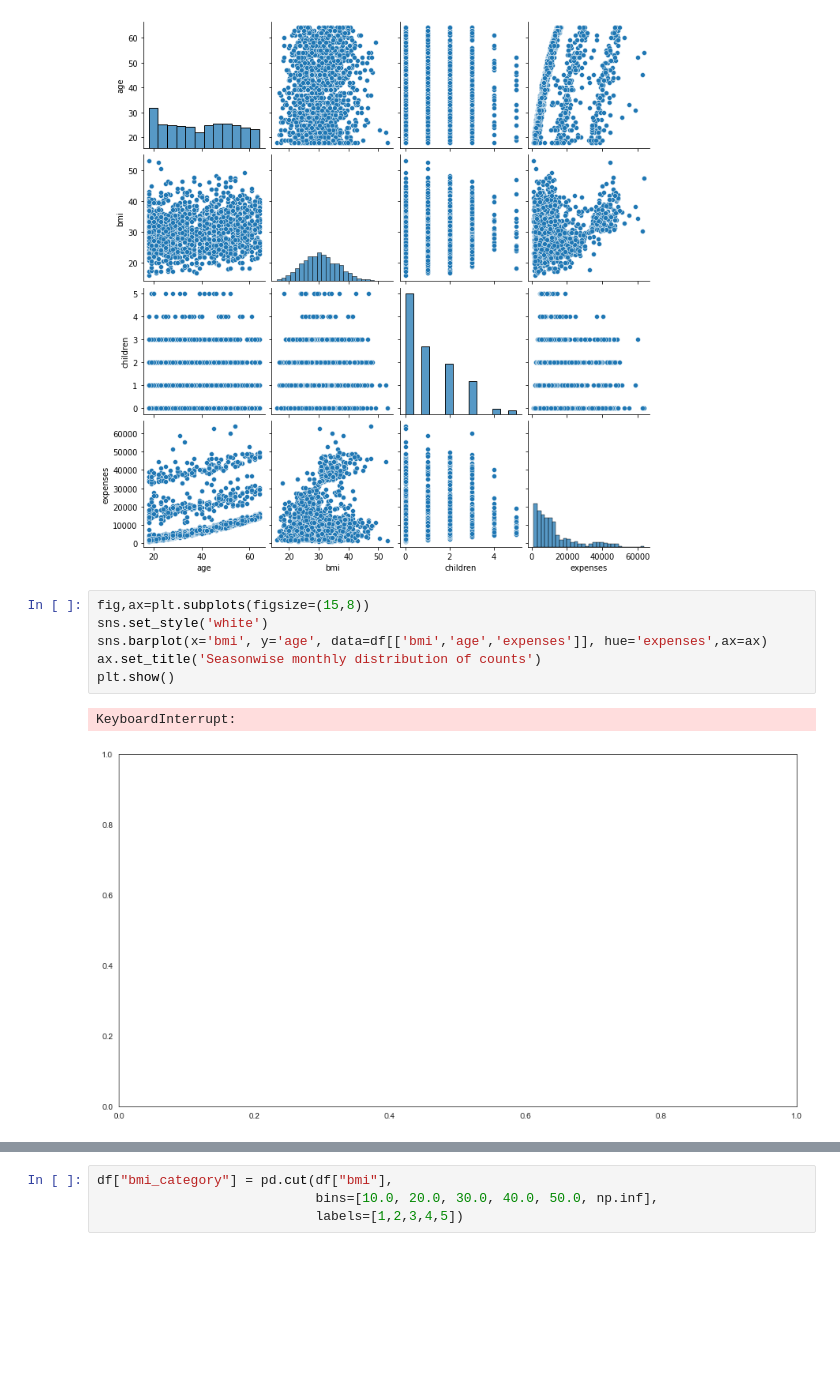
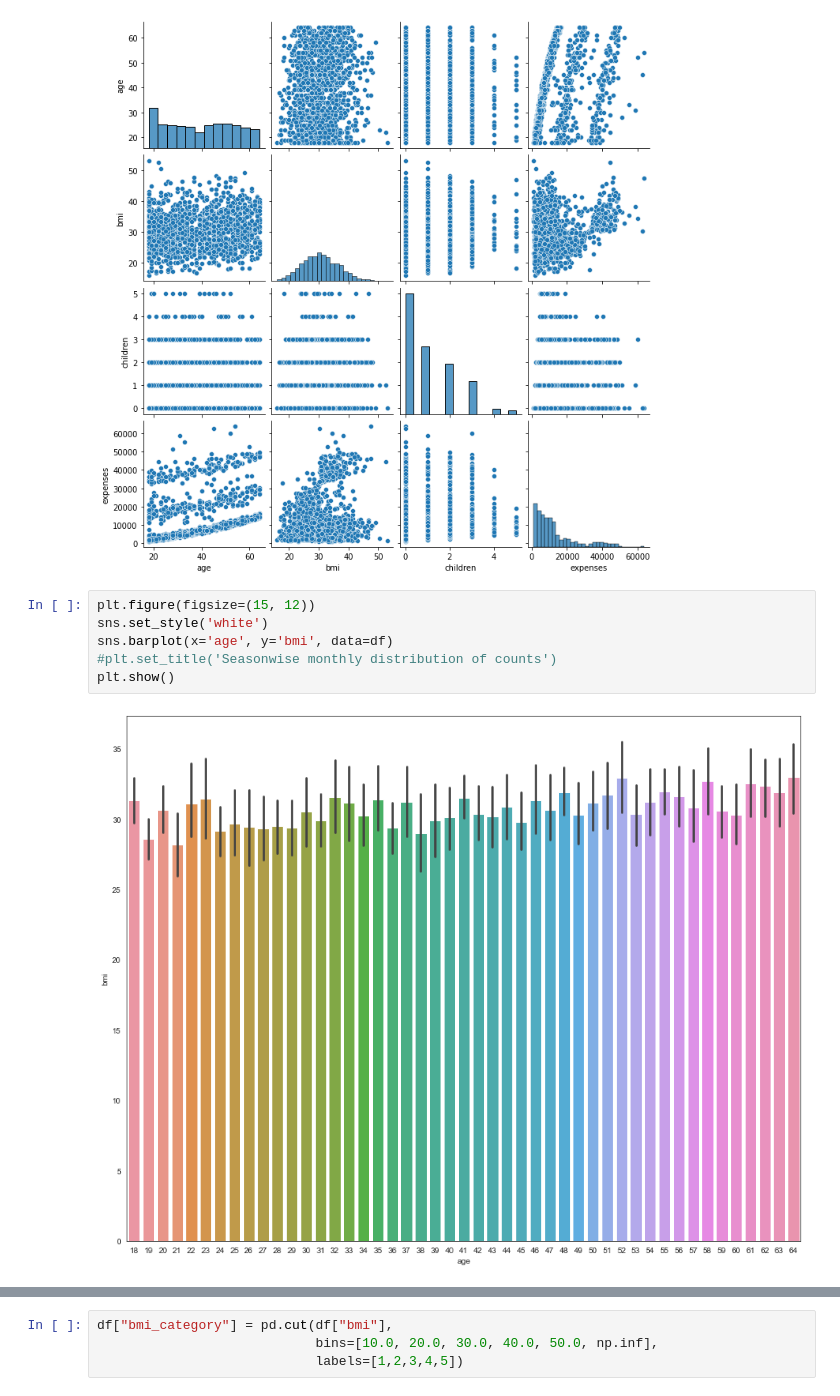
Before and after one commit to Arkintea/Project-Insurance_Premium_Prediction, a Jupyter notebook: notebook/example.ipynb, the cells around one changed output, grey strips where cells are left out. Drawn from its saved outputs; the diff is of its cells as text; blank space fills up the shorter version.

```diff
--- a/notebook/example.ipynb
+++ b/notebook/example.ipynb
@@ -97,13 +97,12 @@ sns.pairplot(df.select_dtypes(include=['int64','float64']))
 <seaborn.axisgrid.PairGrid at 0x...>
 [figure]
 # %%
-fig,ax=plt.subplots(figsize=(15,8))
+plt.figure(figsize=(15, 12))
 sns.set_style('white')
-sns.barplot(x='bmi', y='age', data=df[['bmi','age','expenses']], hue='expenses',ax=ax)
-ax.set_title('Seasonwise monthly distribution of counts')
+sns.barplot(x='age', y='bmi', data=df)
+#plt.set_title('Seasonwise monthly distribution of counts')
 plt.show()
 # %% [output]
-KeyboardInterrupt:
-[figure, old version]
+[figure, new version]
 # %%
 #Bar plot for weekday wise monthly distribution of counts
```
Also changed, not shown: parts of 1 cell of this notebook, 55 other files.
